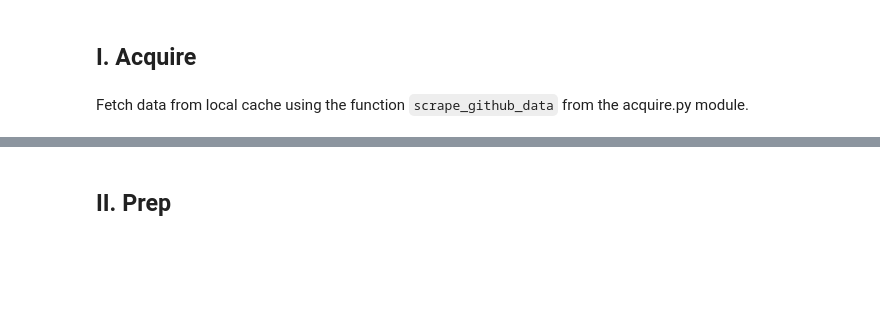
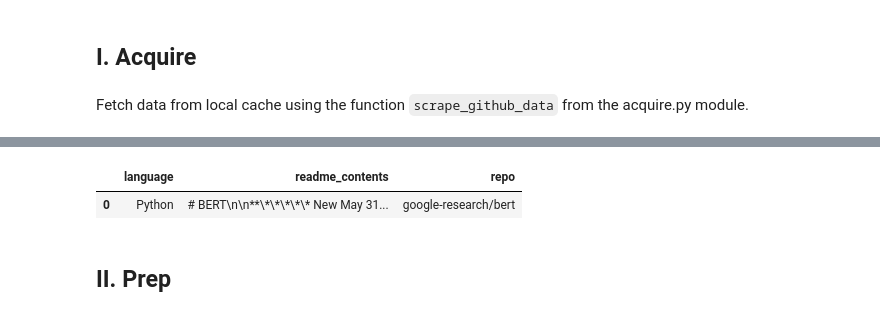
Before and after one commit to pellegrino-nlp/nlp_project, a Jupyter notebook: working_file.ipynb, the cells around one changed output, grey strips where cells are left out. Drawn from its saved outputs; the diff is of its cells as text; code cells hidden in the pictures; blank space fills up the shorter version.

```diff
--- a/working_file.ipynb
+++ b/working_file.ipynb
@@ -46,3 +42,8 @@ len(df)
+# %%
+df.head(1)
+# %% [output]
+|  | language | readme_contents | repo |
+| 0 | Python | # BERT\n\n**\*\*\*\*\* New May 31... | google-research/bert |
 # %% [markdown]
 ## II. Prep
 # %% [markdown]
```
Also changed, not shown: parts of 8 cells of this notebook, 5 other files.
